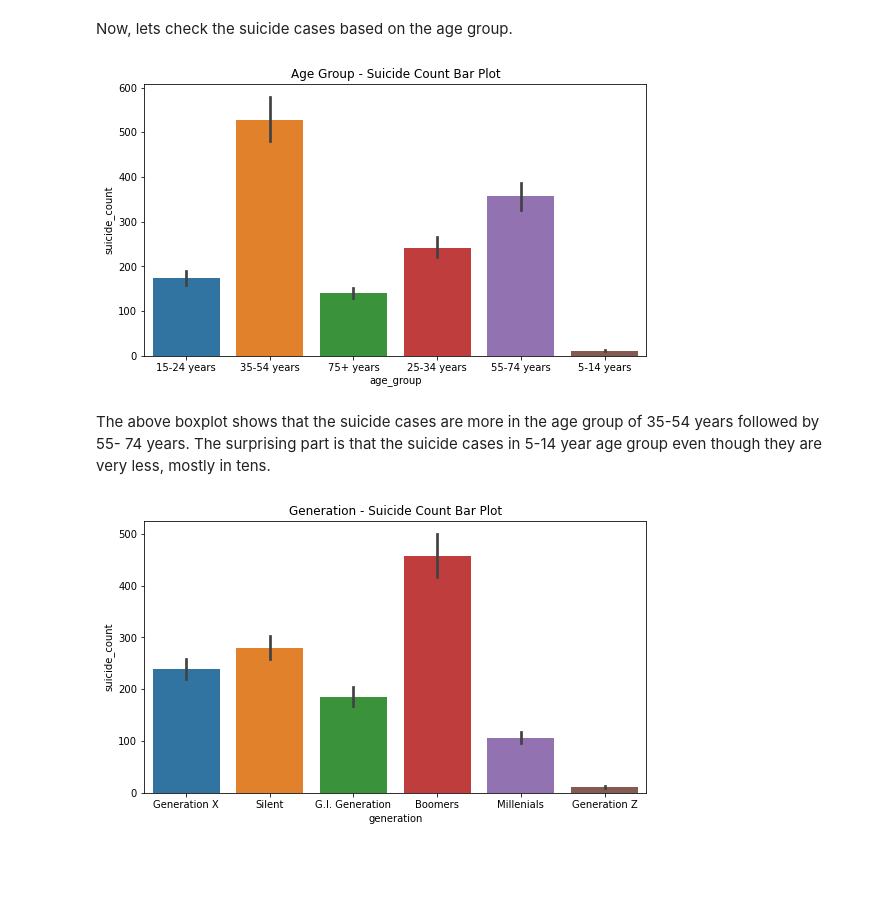
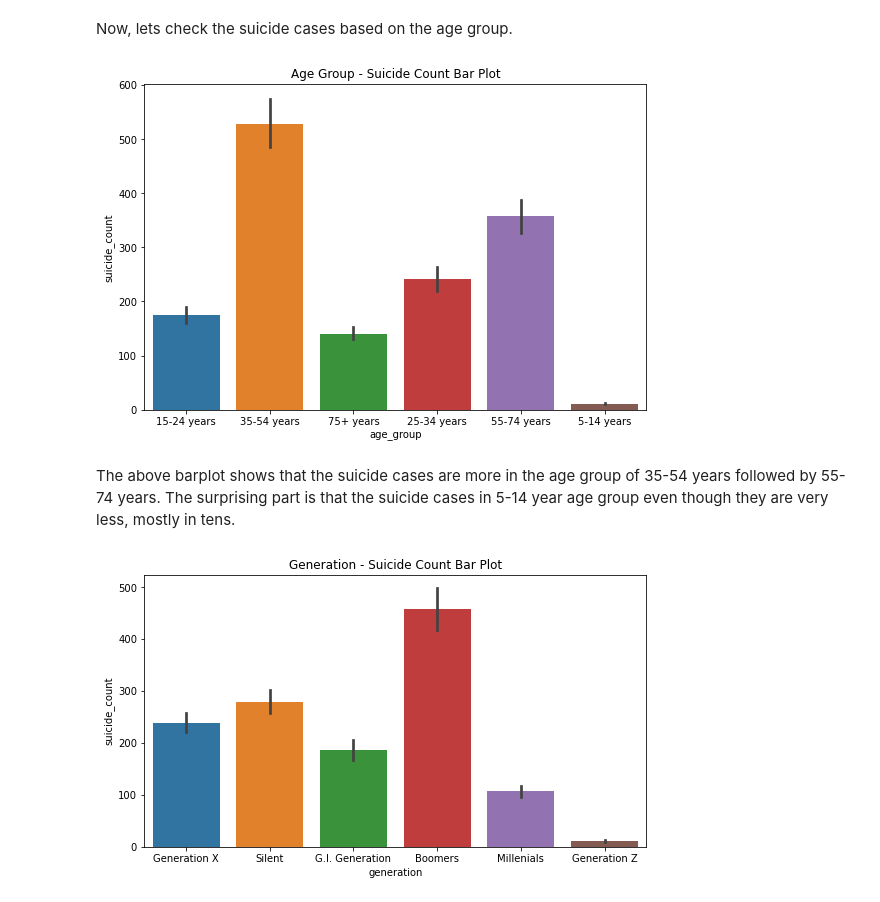
Before and after one commit to vaibhavbichave/Suicide-Rate-Prediction, a Jupyter notebook: Suicide Rate Prediction.ipynb, the cells around one changed output. Cells and saved outputs as stored; diff of their text form; code cells hidden in the pictures; blank space fills up the shorter version.

```diff
--- a/Suicide Rate Prediction.ipynb
+++ b/Suicide Rate Prediction.ipynb
@@ -208,14 +207,14 @@ Now, lets check the suicide cases based on the age group.
 # %%
 # Age Group and Suicide count bar plot
 
-plt.figure(figsize=(9,5))
+plt.figure(figsize=(9,6))
 sns.barplot(x='age_group', y='suicide_count', data = data)
 plt.title('Age Group - Suicide Count Bar Plot')
 plt.show()
 # %% [output]
-[figure, old version]
+[figure, new version]
 # %% [markdown]
-The above boxplot shows that the suicide cases are more in the age group of 35-54 years followed by 55- 74 years. The surprising part is that the suicide cases in 5-14 year age group even though they are very less, mostly in tens.
+The above barplot shows that the suicide cases are more in the age group of 35-54 years followed by 55- 74 years. The surprising part is that the suicide cases in 5-14 year age group even though they are very less, mostly in tens.
 # %%
 #Generation & Suicide Count Bar Plot
 
```
Also changed, not shown: parts of 39 cells of this notebook.
